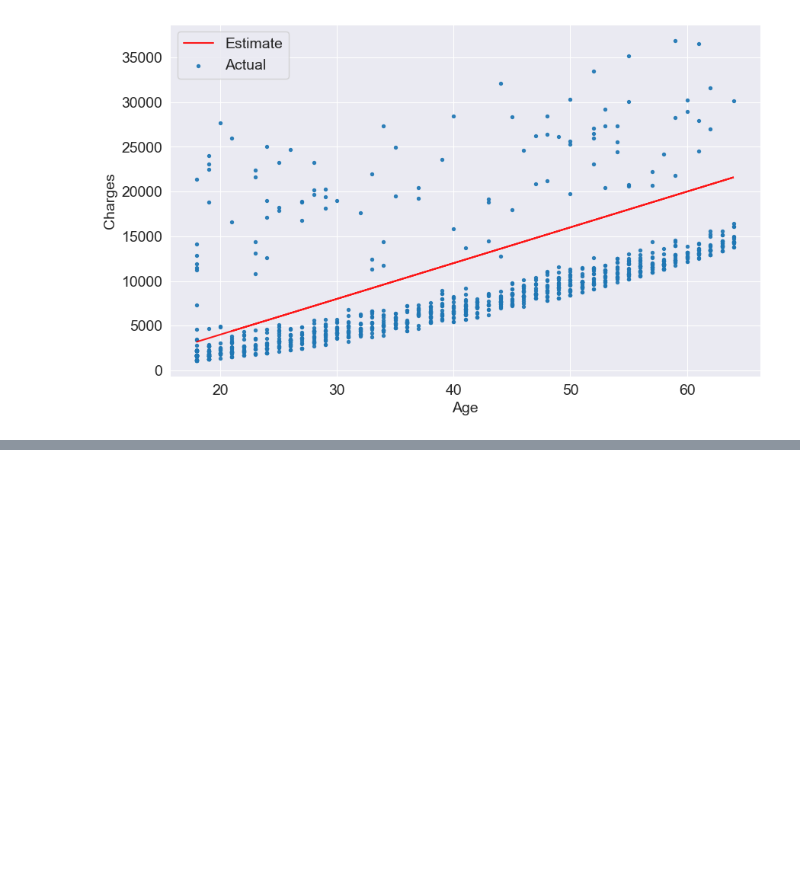
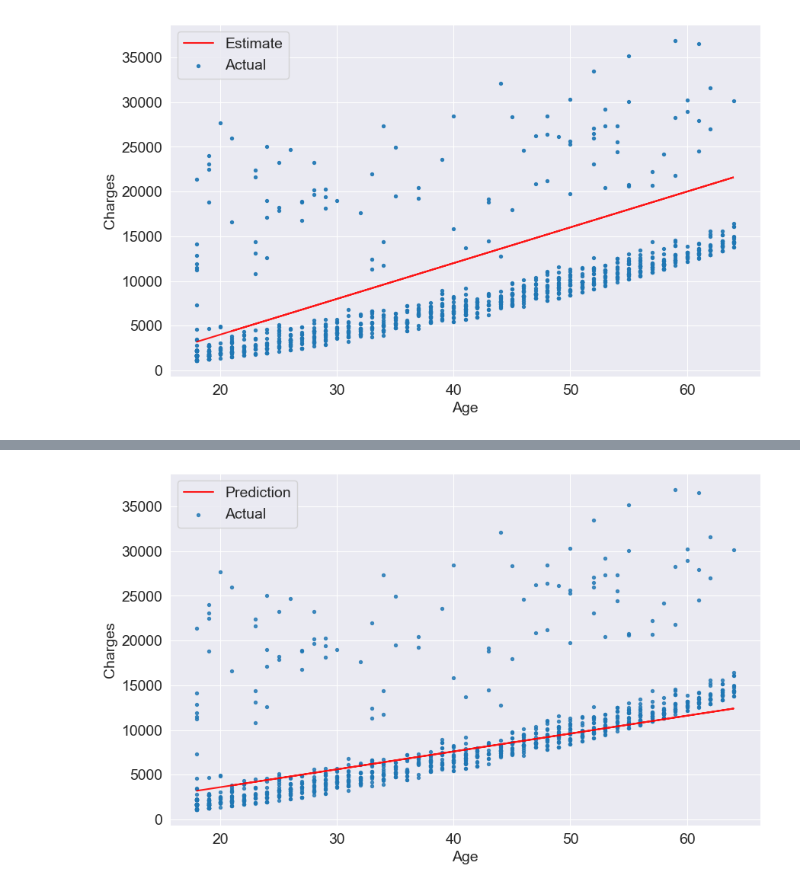
Before and after one commit to Janith262/Medical_insurance_analysis_ML_Project, a Jupyter notebook: ACME_Insurance_Question.ipynb, the cells around one changed output, grey strips where cells are left out. Cells and saved outputs as stored; diff of their text form; code cells hidden in the pictures; blank space fills up the shorter version.

```diff
--- a/ACME_Insurance_Question.ipynb
+++ b/ACME_Insurance_Question.ipynb
@@ -405,0 +490,3 @@ try_parameters(400, -4000)
+# %%
+try_parameters(200,-400)
+# %% [output]
@@ -405,0 +494 @@ try_parameters(400, -4000)
+[figure, added]
```
Also changed, not shown: parts of 45 cells of this notebook, 1 other file.
